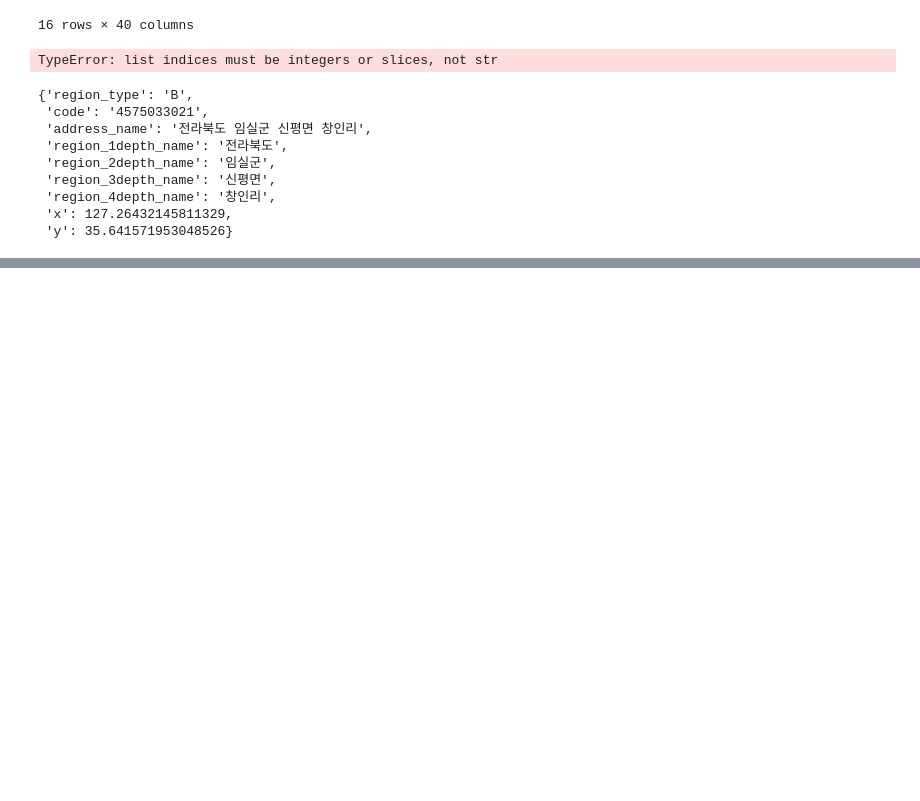
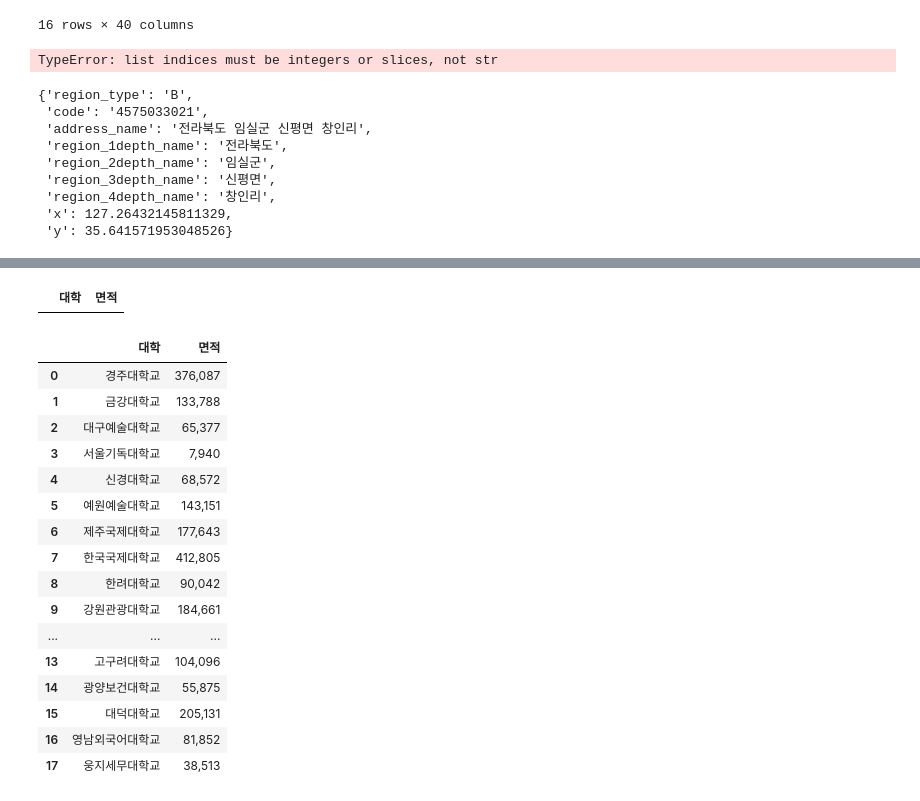
Before and after one commit to JngMkk/MLP_4_Project, a Jupyter notebook: jm_data/test.ipynb, the cells around one changed output, grey strips where cells are left out. Drawn from its saved outputs; the diff is of its cells as text; code cells hidden in the pictures; blank space fills up the shorter version.

```diff
--- a/jm_data/test.ipynb
+++ b/jm_data/test.ipynb
@@ -141,3 +141,8 @@ res
  'region_4depth_name': '창인리',
  'x': 127.26432145811329,
  'y': 35.641571953048526}
+# %%
+import pandas as pd
+
+df = pd.read_csv('./data/location.csv', index_col=0)
+df['대학교']
@@ -143,0 +186,5 @@ res
+# %%
+con = pos_df['대학'].isin(list(df['대학교']))
+pos_df.loc[con]
+# %% [output]
+|  | 대학 | 면적 |
@@ -143,0 +219,20 @@ res
+# %%
+pos_df
+# %% [output]
+|  | 대학 | 면적 |
+| 0 | 경주대학교 | 376,087 |
+| 1 | 금강대학교 | 133,788 |
+| 2 | 대구예술대학교 | 65,377 |
+| 3 | 서울기독대학교 | 7,940 |
+| 4 | 신경대학교 | 68,572 |
+| 5 | 예원예술대학교 | 143,151 |
+| 6 | 제주국제대학교 | 177,643 |
+| 7 | 한국국제대학교 | 412,805 |
+| 8 | 한려대학교 | 90,042 |
+| 9 | 강원관광대학교 | 184,661 |
+| ... | ... | ... |
+| 13 | 고구려대학교 | 104,096 |
+| 14 | 광양보건대학교 | 55,875 |
+| 15 | 대덕대학교 | 205,131 |
+| 16 | 영남외국어대학교 | 81,852 |
+| 17 | 웅지세무대학교 | 38,513 |
```
Also changed, not shown: parts of 11 cells of this notebook, 29 other files.
